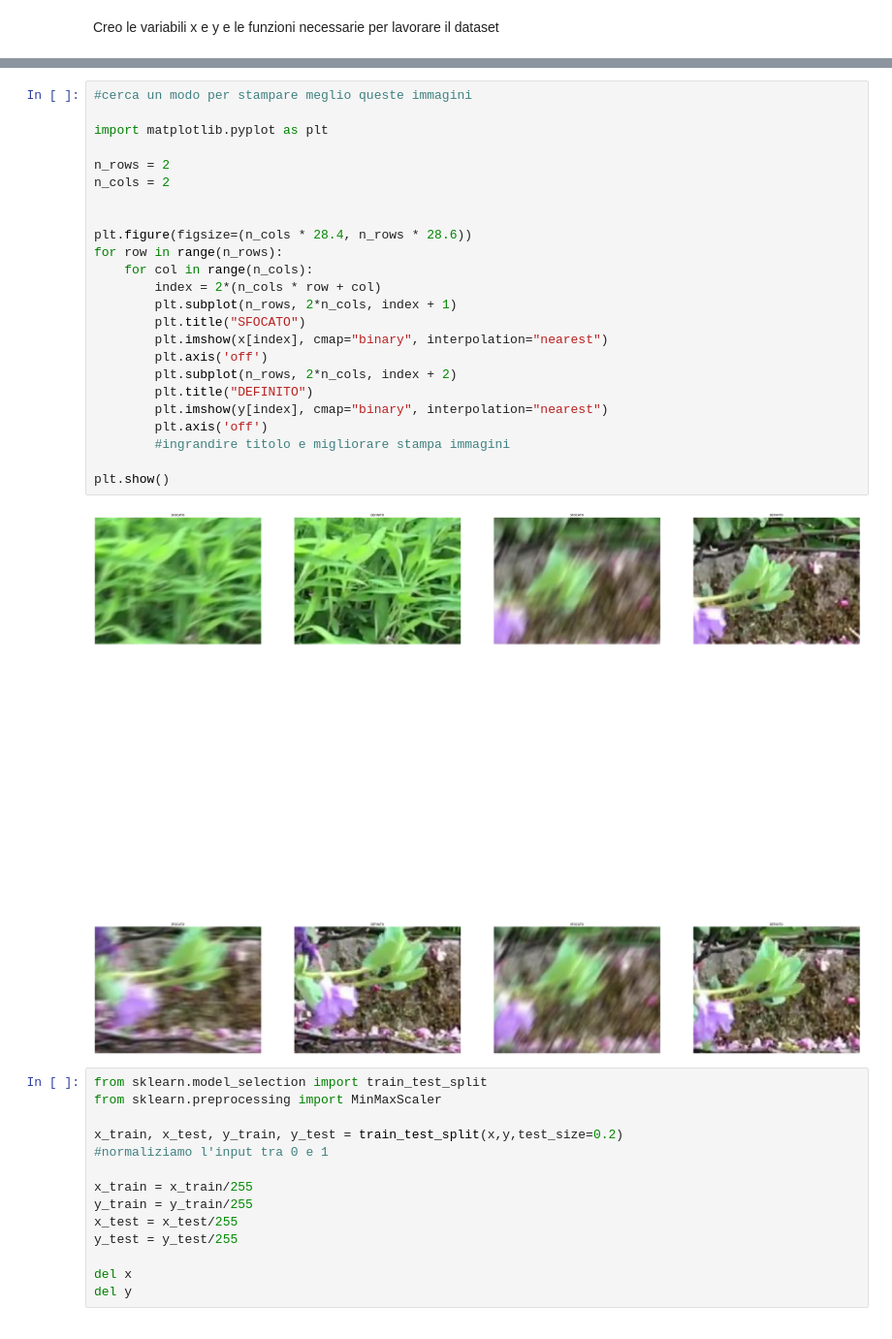
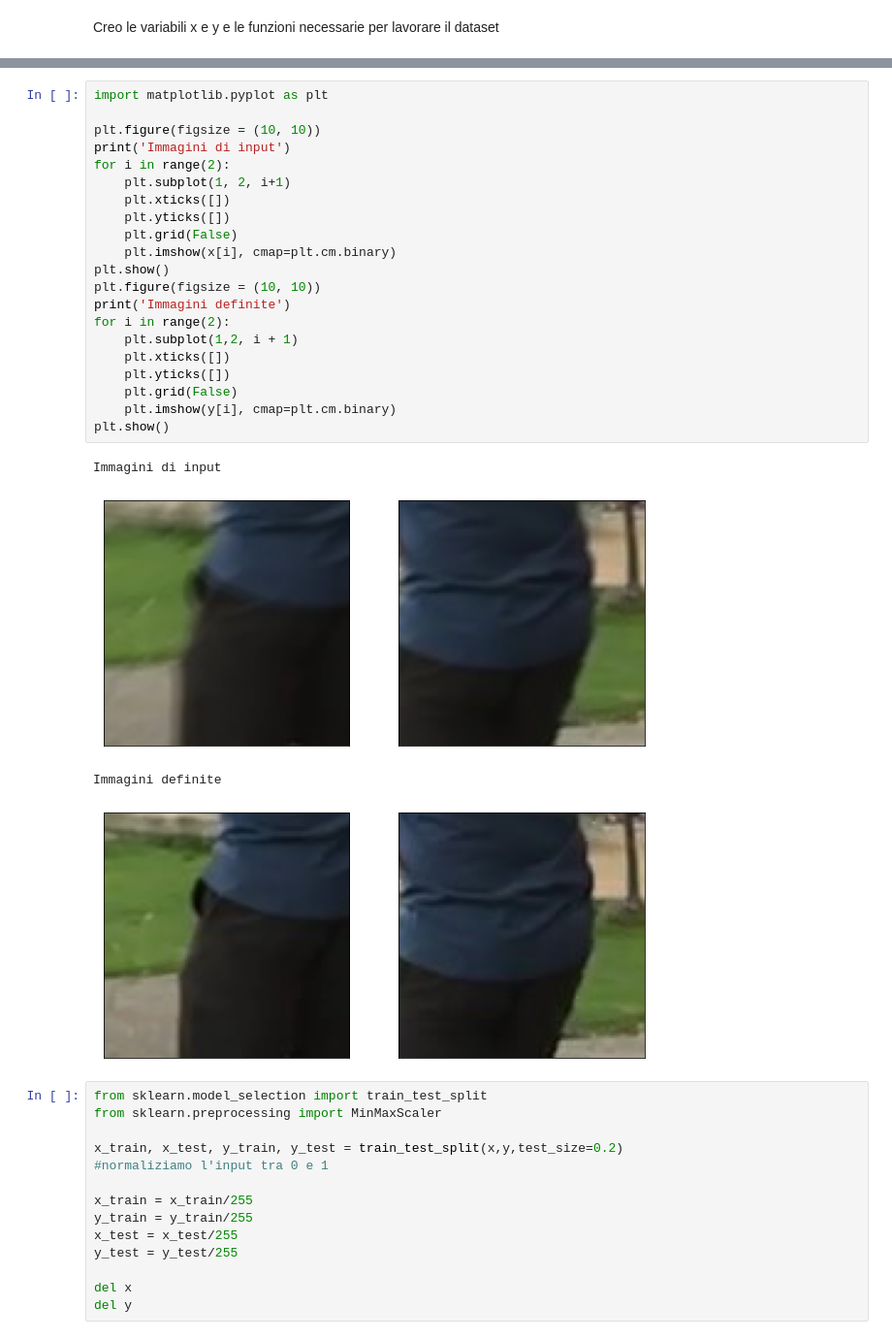
Before and after one commit to Francescolv99/Deep-Video-Deblurring, a Jupyter notebook: Image_Deblurring.ipynb, the cells around one changed output, grey strips where cells are left out. Shown at 97% size. Cells and saved outputs as stored; diff of their text form.

```diff
--- a/Image_Deblurring.ipynb
+++ b/Image_Deblurring.ipynb
@@ -101,29 +137,29 @@ print(np.shape(x),np.shape(y))
-# %%
-#cerca un modo per stampare meglio queste immagini
-
-import matplotlib.pyplot as plt
-
-n_rows = 2
-n_cols = 2
-
-
-plt.figure(figsize=(n_cols * 28.4, n_rows * 28.6))
-for row in range(n_rows):
-    for col in range(n_cols):
-        index = 2*(n_cols * row + col)
-        plt.subplot(n_rows, 2*n_cols, index + 1)
-        plt.title("SFOCATO")
-        plt.imshow(x[index], cmap="binary", interpolation="nearest")
-        plt.axis('off')
-        plt.subplot(n_rows, 2*n_cols, index + 2)
-        plt.title("DEFINITO")
-        plt.imshow(y[index], cmap="binary", interpolation="nearest")
-        plt.axis('off')
-        #ingrandire titolo e migliorare stampa immagini
-
-plt.show()
-# %% [output]
-[figure, removed]
+# %%
+import matplotlib.pyplot as plt
+
+plt.figure(figsize = (10, 10))
+print('Immagini di input')
+for i in range(2):
+    plt.subplot(1, 2, i+1)
+    plt.xticks([])
+    plt.yticks([])
+    plt.grid(False)
+    plt.imshow(x[i], cmap=plt.cm.binary)
+plt.show()
+plt.figure(figsize = (10, 10))
+print('Immagini definite')
+for i in range(2):
+    plt.subplot(1,2, i + 1)
+    plt.xticks([])
+    plt.yticks([])
+    plt.grid(False)
+    plt.imshow(y[i], cmap=plt.cm.binary)
+plt.show()
+# %% [output]
+Immagini di input
+[figure, added]
+Immagini definite
+[figure, added]
 # %%
 from sklearn.model_selection import train_test_split
 from sklearn.preprocessing import MinMaxScaler
```
Also changed, not shown: parts of 8 cells of this notebook.
